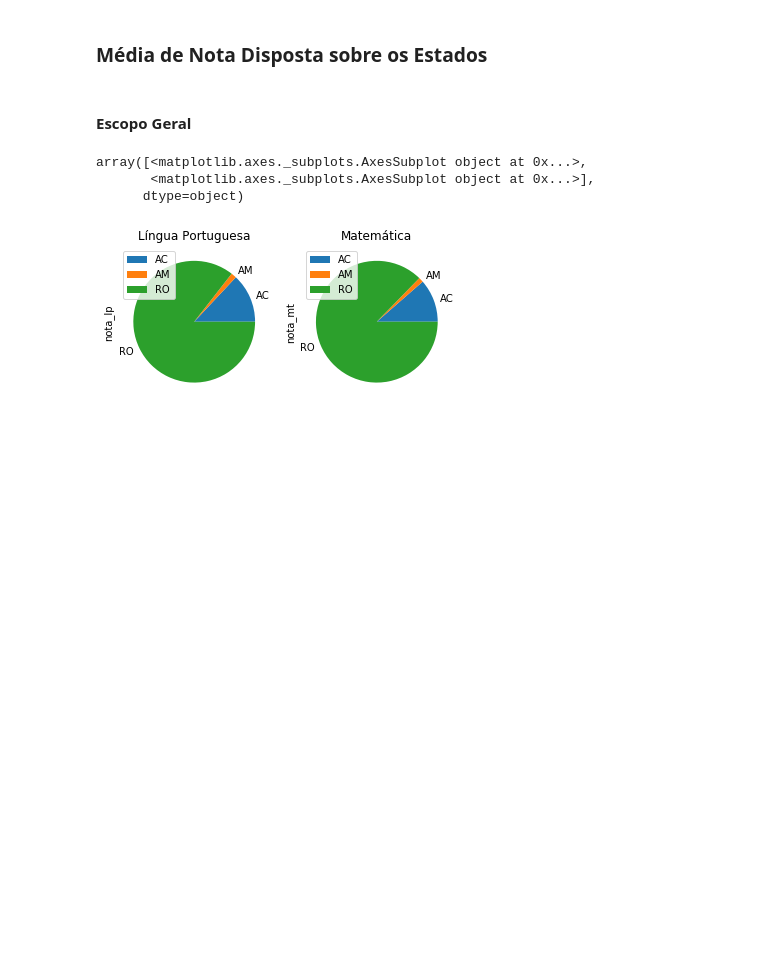
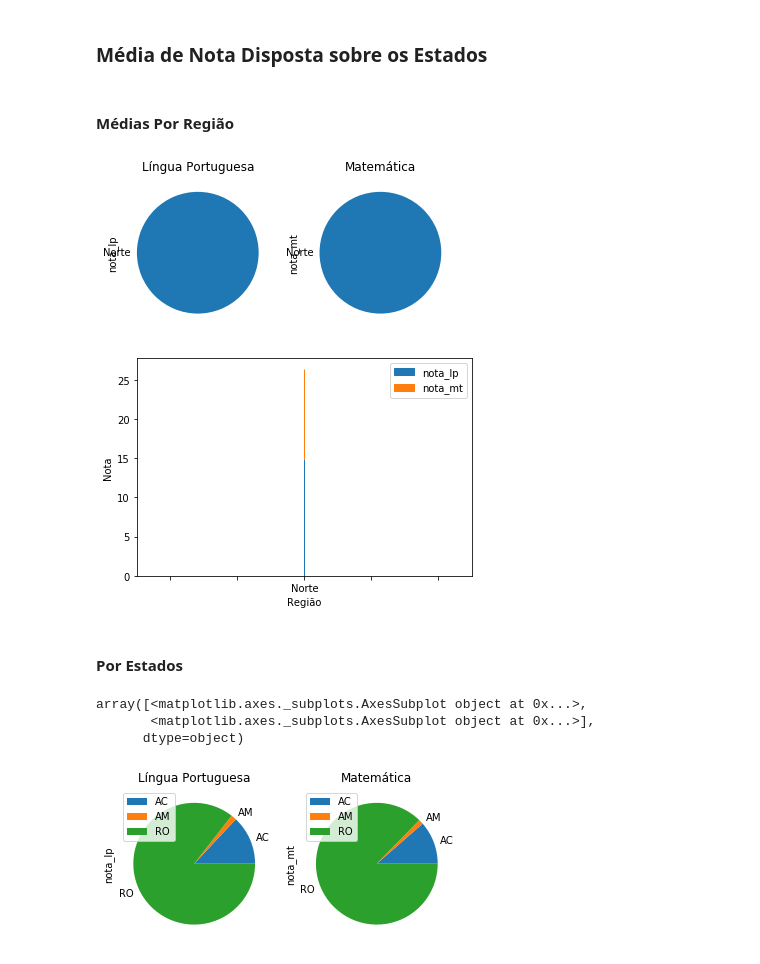
Before and after one commit to GomesDosSantos/AnaliseANEB, a Jupyter notebook: Livro.ipynb, the cells around one changed output. Saved outputs shown, nothing was run; the diff lists cells and outputs as text; code cells hidden in the pictures; blank space fills up the shorter version.

```diff
--- a/Livro.ipynb
+++ b/Livro.ipynb
@@ -525,7 +567,29 @@ def conta_tamanho_grupo(grupo, grupo_buscado):
 # %% [markdown]
 ### Média de Nota Disposta sobre os Estados
-# %% [markdown]
-#### Escopo Geral
+# %% [markdown]
+#### Médias Por Região
+# %%
+ax = dados_filtrados.groupby('regiao').sum()[['nota_lp', 'nota_mt']].apply(
+    lambda x: x / conta_tamanho_grupo('regiao', x.name), axis=1
+)
+
+ax.plot.pie(
+    subplots=True, figsize=fig_size,
+    legend=False,
+    title=['Língua Portuguesa', 'Matemática']
+)
+
+ax = ax.plot(
+    kind='area',
+    stacked=True
+)
+ax.set_ylabel('Nota')
+ax = ax.set_xlabel('Região')
+# %% [output]
+[figure, added]
+[figure, added]
+# %% [markdown]
+#### Por Estados
 # %%
 dados_filtrados.groupby('uf').sum()[['nota_lp', 'nota_mt']].apply(
     lambda x: x / len(dados_filtrados)
```
Also changed, not shown: parts of 36 cells of this notebook.
